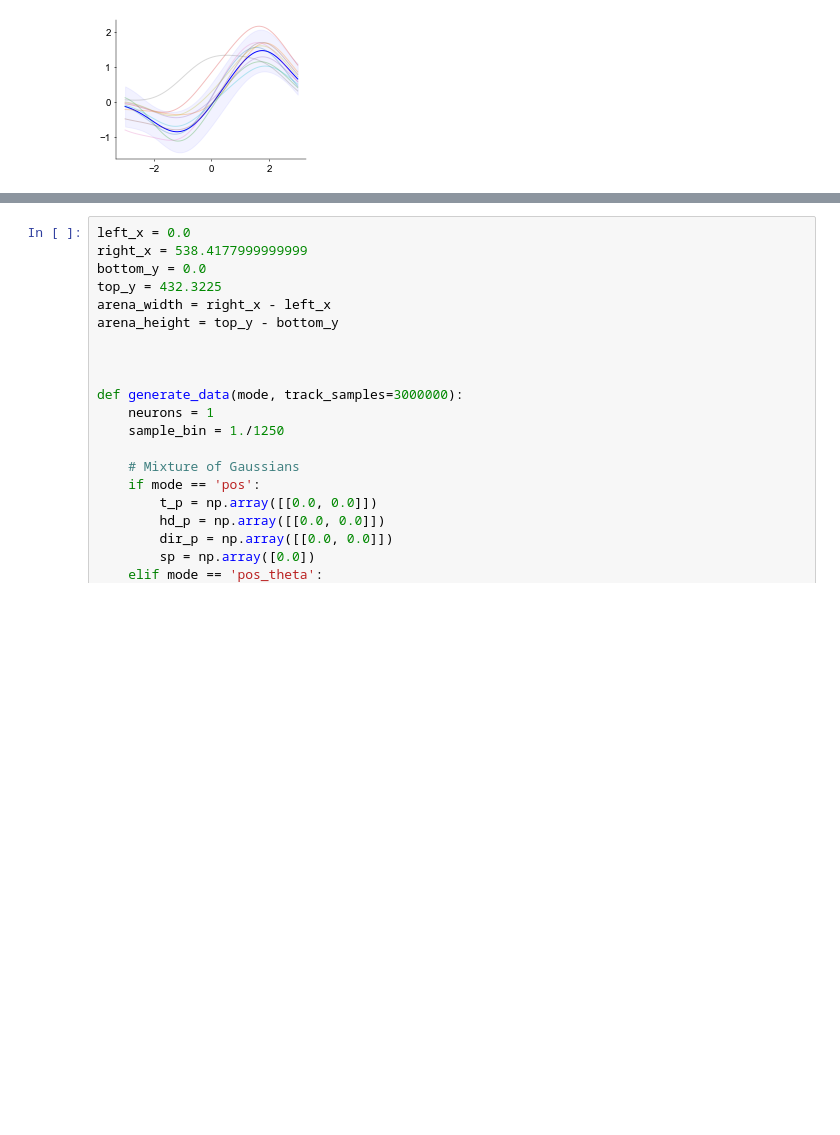
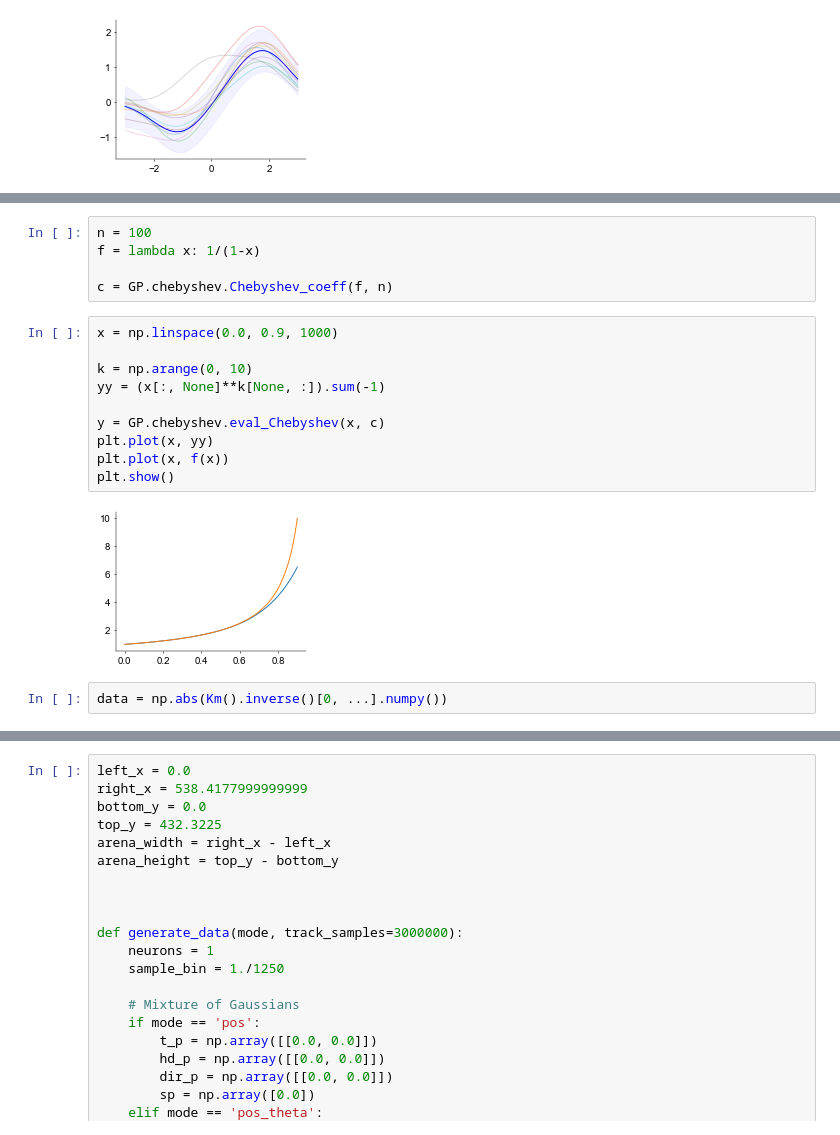
Before and after one commit to davindicode/nonparametric-nonrenewal-process, a Jupyter notebook: notebooks/GP.ipynb, the cells around one changed output, grey strips where cells are left out. Cells and saved outputs as stored; diff of their text form; blank space fills up the shorter version.

```diff
--- a/notebooks/GP.ipynb
+++ b/notebooks/GP.ipynb
@@ -146,0 +497,19 @@ plt.show()
+# %%
+n = 100
+f = lambda x: 1/(1-x)
+
+c = GP.chebyshev.Chebyshev_coeff(f, n)
+# %%
+x = np.linspace(0.0, 0.9, 1000)
+
+k = np.arange(0, 10)
+yy = (x[:, None]**k[None, :]).sum(-1)
+
+y = GP.chebyshev.eval_Chebyshev(x, c)
+plt.plot(x, yy)
+plt.plot(x, f(x))
+plt.show()
+# %% [output]
+[figure, added]
+# %%
+data = np.abs(Km().inverse()[0, ...].numpy())
```
Also changed, not shown: parts of 70 cells of this notebook, 5 other files.
